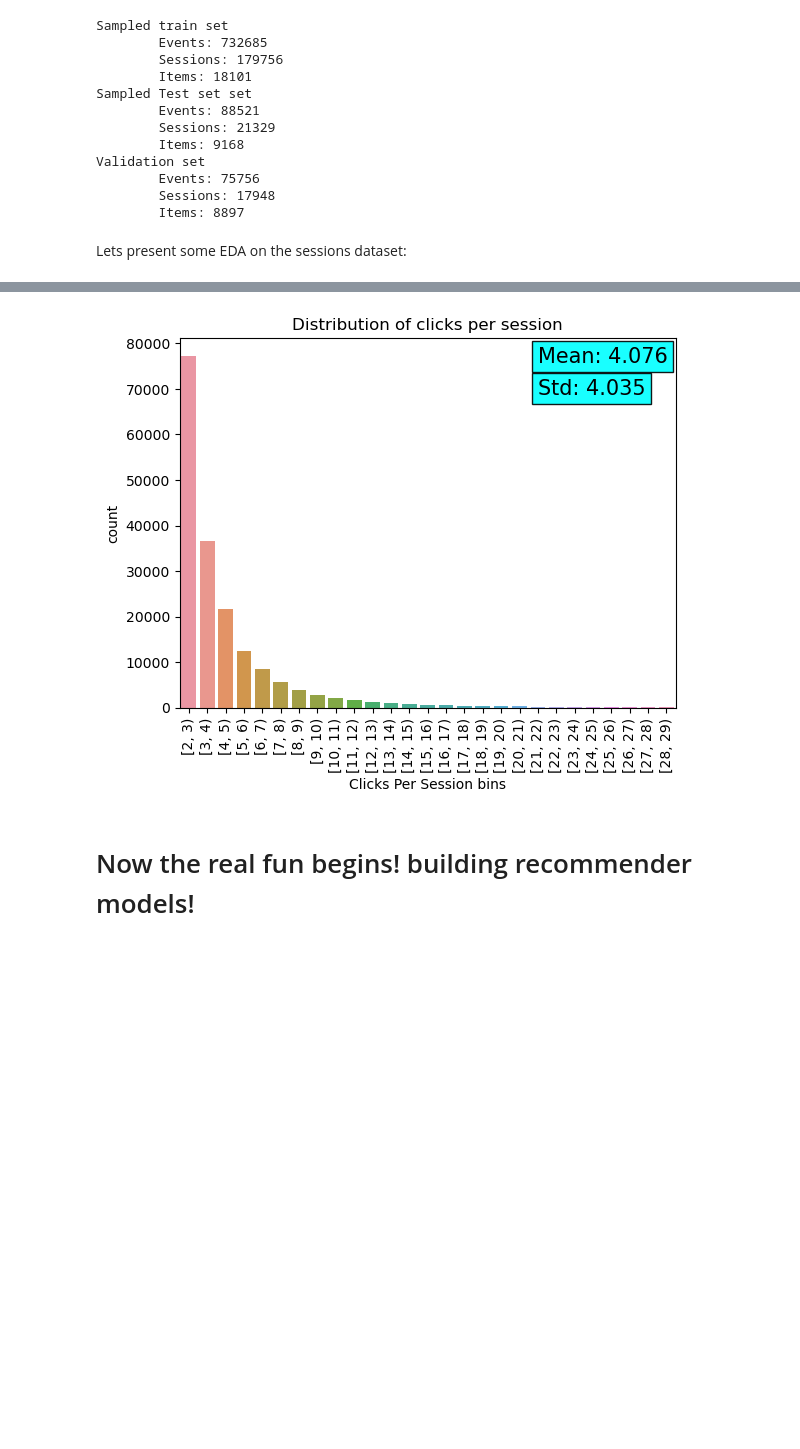
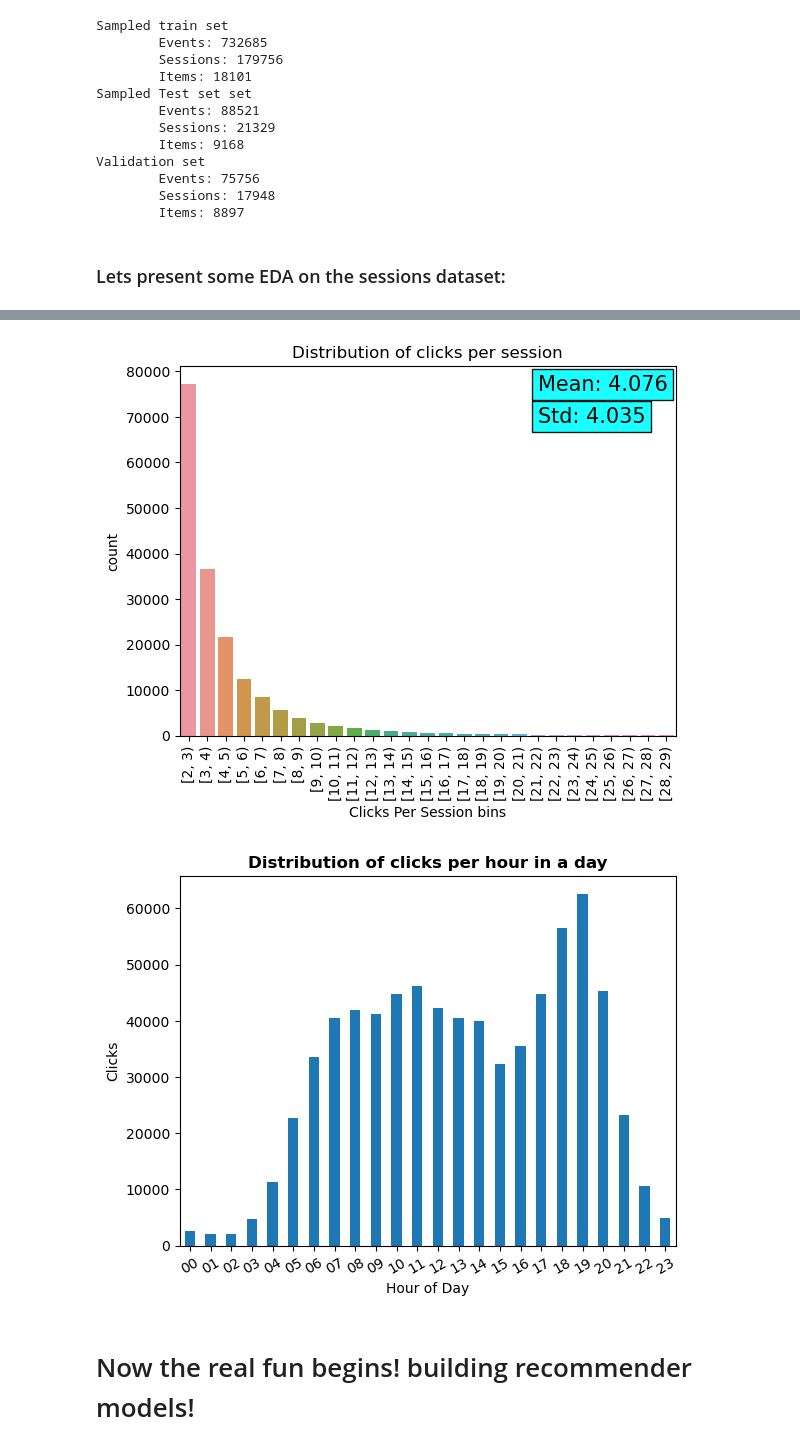
Before and after one commit to gilzeevi25/Session_based_recommendations, a Jupyter notebook: Session_based_recommendations.ipynb, the cells around one changed output, grey strips where cells are left out. Drawn from its saved outputs; the diff is of its cells as text; code cells hidden in the pictures; blank space fills up the shorter version.

```diff
--- a/Session_based_recommendations.ipynb
+++ b/Session_based_recommendations.ipynb
@@ -125,37 +125,52 @@ Validation set
         Sessions: 17948
         Items: 8897
 # %% [markdown]
-Lets present some EDA on the sessions dataset:
+### Lets present some EDA on the sessions dataset:
 # %%
+#Top 20 clicked items:
+
 train.groupby('ItemID').size().nlargest(20).plot(kind='bar')
 plt.ylabel('# clicked')
 plt.title("Top 20 clicked itemID's")
-# plt.axis('off')
 plt.show()
+
+#Top 20 hottest sessions - most clicks:
 train.groupby('SessionID').size().nlargest(20).plot(kind='bar')
 plt.title("20 most active sessions producing the most clicks per one session")
 plt.ylabel('# clicked on items')
 # plt.axis('off')
 plt.show()
-#Clicks per session
+
+#distribution of Clicks per session
 fig, axes = plt.subplots(1,1)
 bins = list(range(2, 30, 1))
 sessionscount = train.set_index('SessionID').groupby('SessionID').size()
 catdf = pd.DataFrame({'clicks per session': sessionscount,
                         'Clicks Per Session bins': pd.cut(sessionscount, bins=bins, right=False)})
 hs = sns.countplot(data=catdf, x='Clicks Per Session bins',ax=axes)
 x_min,x_max=hs.get_xlim()
 y_min,y_max=hs.get_ylim()
 hs.text(x_min+19.5, y_max-y_max/6.55,f'Std: {np.round(catdf.std()[0],4)}' ,color='black',size=15, bbox=dict(facecolor='cyan', alpha=0.9))
 hs.text(x_min+19.5, y_max-y_max/15,f'Mean: {np.round(catdf.mean()[0],4)}' ,color='black',size=15, bbox=dict(facecolor='cyan', alpha=0.9))
 hs.tick_params(axis='x', labelrotation=90)
 hs.set_title("Distribution of clicks per session")
 # plt.axis('off')
 plt.show()
+
+#distribution of Clicks per hour
+timedf = train.copy()
+timedf['Time'] = timedf['Time'].apply(lambda x: dt.datetime.fromtimestamp(x).strftime('%H'))
+timedf.groupby('Time').size().plot(kind='bar')
+plt.title("Distribution of clicks per hour in a day",weight='bold')
+plt.xlabel('Hour of Day')
+plt.ylabel('Clicks')
+plt.tick_params(axis='x', labelrotation=30)
+plt.show()
 # %% [output]
 [figure]
 [figure]
 [figure]
+[figure, added]
 # %% [markdown]
 # Now the real fun begins! building recommender models!
 # %% [markdown]
```
Also changed, not shown: parts of 1 cell of this notebook.
